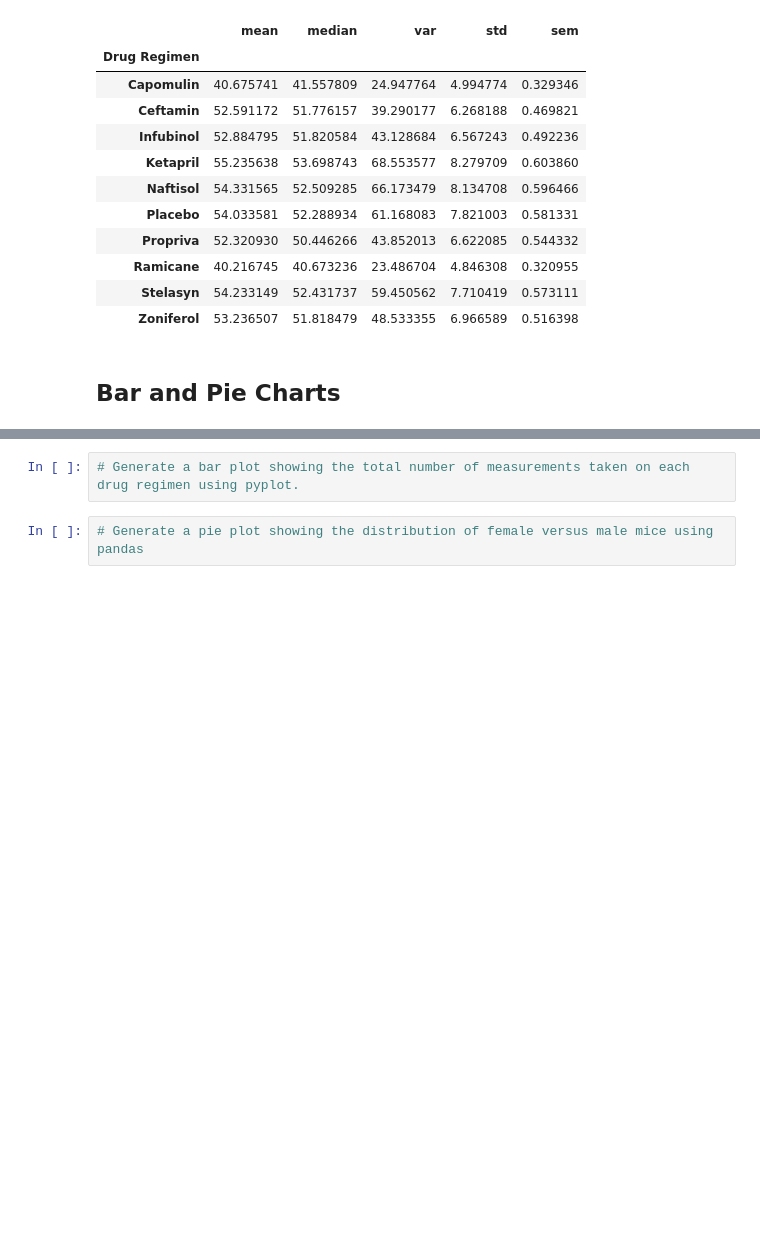
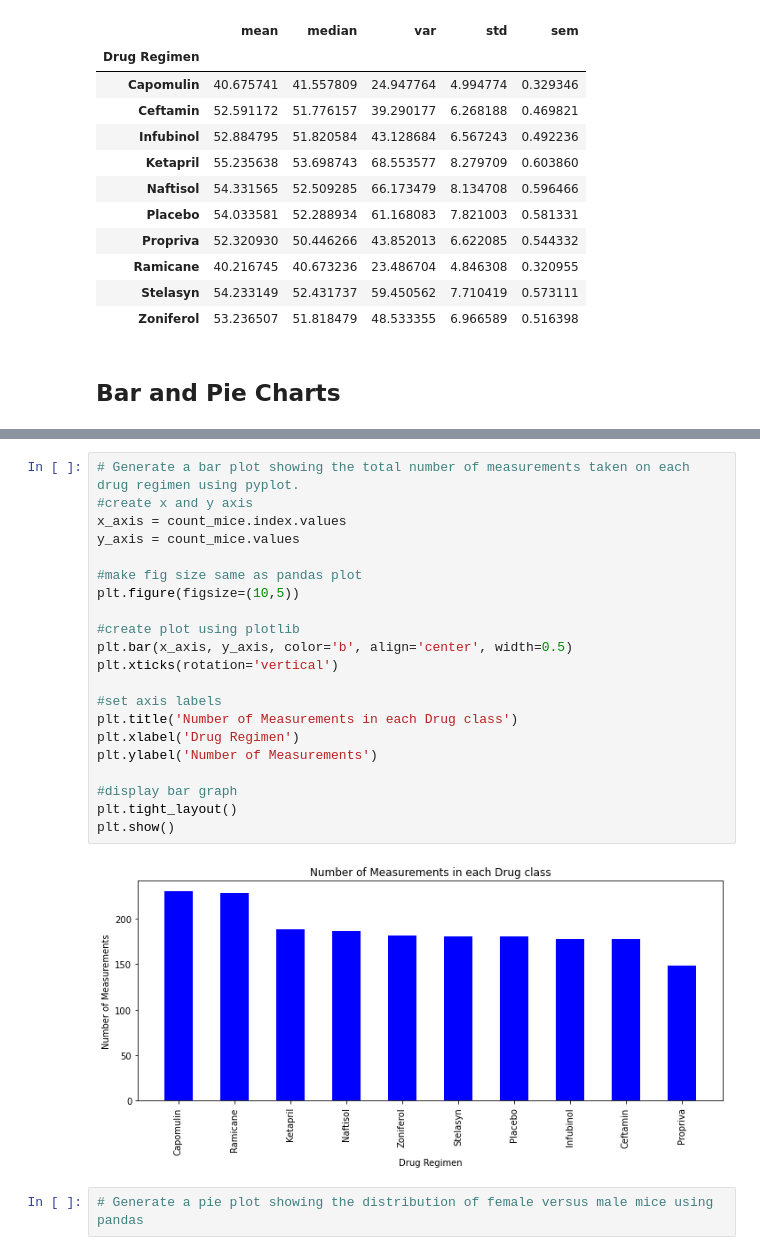
Before and after one commit to alexmartinez1745/Animal-Study-MatPlotLib, a Jupyter notebook: Pymaceuticals/pymaceuticals_starter.ipynb, the cells around one changed output, grey strips where cells are left out. Drawn from its saved outputs; the diff is of its cells as text; blank space fills up the shorter version.

```diff
--- a/Pymaceuticals/pymaceuticals_starter.ipynb
+++ b/Pymaceuticals/pymaceuticals_starter.ipynb
@@ -151,5 +157,26 @@ plt.show()
-# %%
-# Generate a bar plot showing the total number of measurements taken on each drug regimen using pyplot.
+# %%
+# Generate a bar plot showing the total number of measurements taken on each drug regimen using pyplot.
+#create x and y axis
+x_axis = count_mice.index.values
+y_axis = count_mice.values
+
+#make fig size same as pandas plot
+plt.figure(figsize=(10,5))
+
+#create plot using plotlib
+plt.bar(x_axis, y_axis, color='b', align='center', width=0.5)
+plt.xticks(rotation='vertical')
+
+#set axis labels
+plt.title('Number of Measurements in each Drug class')
+plt.xlabel('Drug Regimen')
+plt.ylabel('Number of Measurements')
+
+#display bar graph
+plt.tight_layout()
+plt.show()
+# %% [output]
+[figure, added]
 # %%
 # Generate a pie plot showing the distribution of female versus male mice using pandas
 # %%
```
Also changed, not shown: parts of 1 cell of this notebook.
